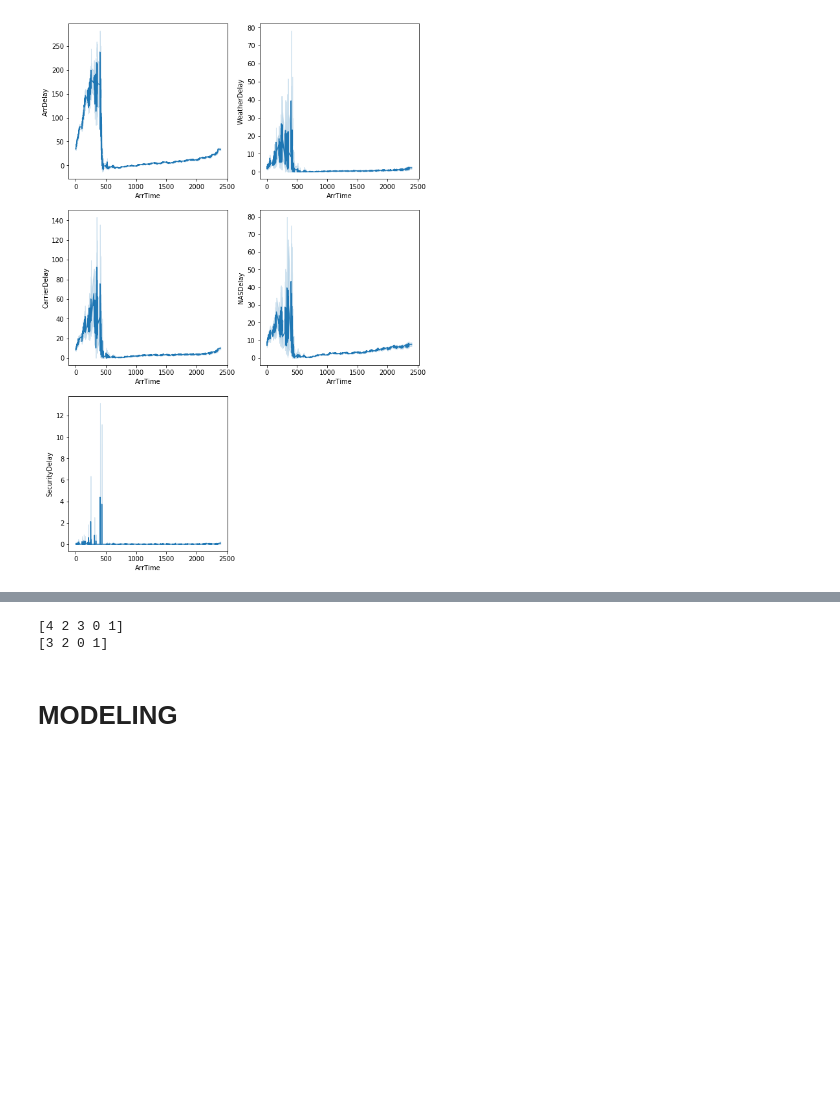
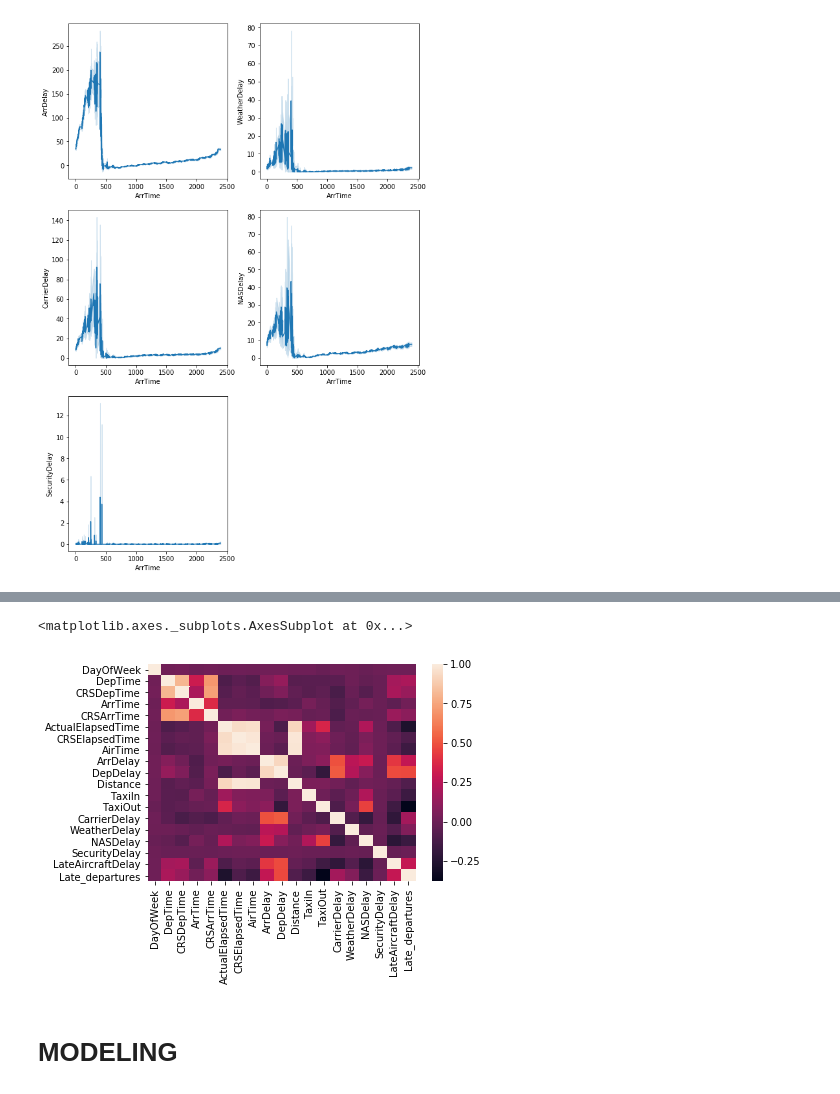
Before and after one commit to keith44/TF-Data_Science, a Jupyter notebook: Data_Science/Supervised learning/Airline Arrivals.ipynb, the cells around one changed output, grey strips where cells are left out. Drawn from its saved outputs; the diff is of its cells as text; code cells hidden in the pictures; blank space fills up the shorter version.

```diff
--- a/Data_Science/Supervised learning/Airline Arrivals.ipynb
+++ b/Data_Science/Supervised learning/Airline Arrivals.ipynb
@@ -641,11 +546,0 @@ arrivals = arrivals.drop(['Year','DayofMonth','Day','Month'],1)
-# %%
-bins=['2008-01-01','2008-03-19','2008-06-01','2008-09-23','2008-12-21','2008-12-31']
-bin_names = ['winter','spring','summer','fall','Winter']
-arrivals['seasons'] = pd.cut(arrivals.date, pd.to_datetime(bins),labels=bin_names)
-arrivals['seasons'] = arrivals['seasons'].str.lower()
-
-
-bins=[0,600,1159,1700,2000,2359]
-bin_names = ['night','morning','afternoon','evening','Night']
-arrivals['time_of_day'] = pd.cut(arrivals.ArrTime, bins,labels=bin_names)
-arrivals['time_of_day'] = arrivals['time_of_day'].str.lower()
@@ -698,18 +547,8 @@ Name: time_of_day, dtype: object
-# %%
-from sklearn import preprocessing
-
-# label_encoder object
-label_encoder = preprocessing.LabelEncoder()
-
-# Encode labels in column
-arrivals['seasons']= label_encoder.fit_transform(arrivals['seasons'])
-arrivals['time_of_day']= label_encoder.fit_transform(arrivals['time_of_day'])
-
-print(arrivals['seasons'].unique())
-print(arrivals['time_of_day'].unique())
-# %% [output]
-[4 2 3 0 1]
-[3 2 0 1]
+# %%
+sns.heatmap(arrivals[arrivals.Late_arrivals==1].drop('Late_arrivals',1).corr())
+# %% [output]
+<matplotlib.axes._subplots.AxesSubplot at 0x...>
+[figure, added]
 # %% [markdown]
 # MODELING
 # %% [markdown]
```
Also changed, not shown: parts of 39 cells of this notebook, 2 other files.
